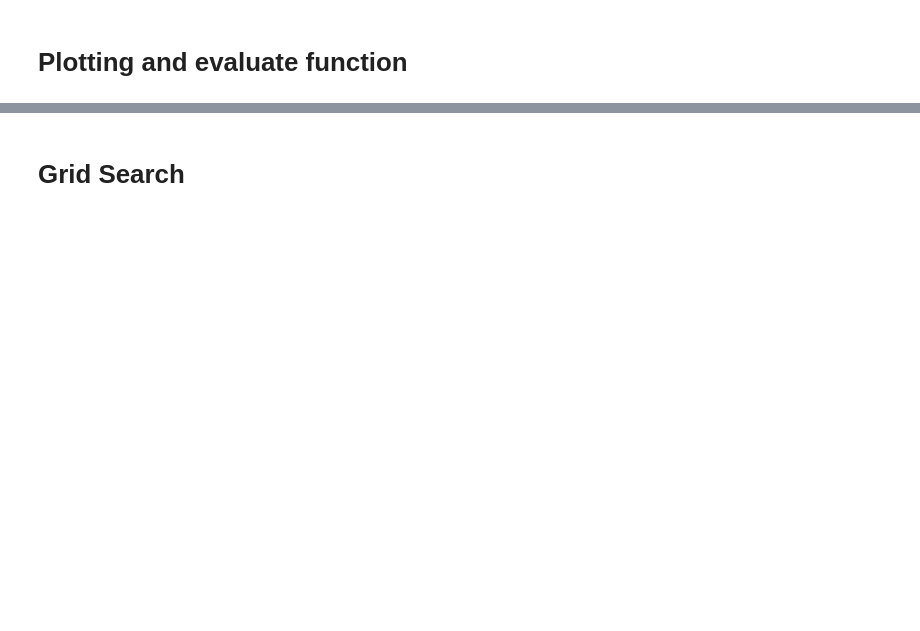
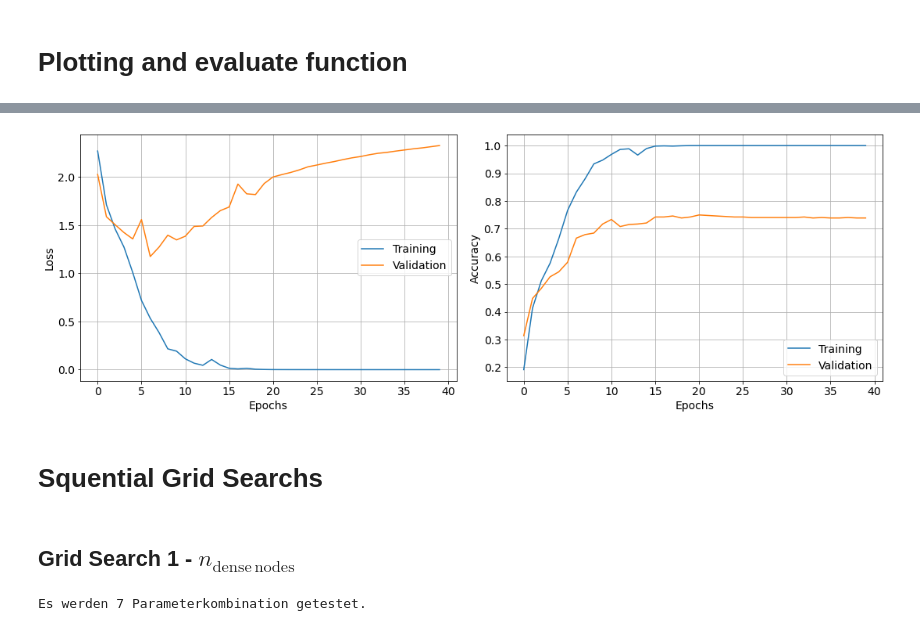
Before and after one commit to LukasBeiske/project_Flowers-299, a Jupyter notebook: hyperparameter_tuning.ipynb, the cells around one changed output, grey strips where cells are left out. Drawn from its saved outputs; the diff is of its cells as text; code cells hidden in the pictures; blank space fills up the shorter version.

```diff
--- a/hyperparameter_tuning.ipynb
+++ b/hyperparameter_tuning.ipynb
@@ -253,25 +365,7 @@ model.summary()
 # %%
-from tensorflow.keras.callbacks import Callback
-
-class HistoryEpoch(Callback):
-    def __init__(self, data):
-        self.data = data
-
-    def on_train_begin(self, logs={}):
-        self.loss = []
-        self.acc = []
-
-    def on_epoch_end(self, epoch, logs={}):
-        x, y = self.data
-        l, a = self.model.evaluate(x, y, verbose=0)
-        self.loss.append(l)
-        self.acc.append(a)
-
-
-train_hist = HistoryEpoch((X_train, y_train))
-val_hist = HistoryEpoch((X_val, y_val))
-
-hist = model.fit(X_train, y_train, batch_size = batch_size,
-                 epochs = nb_epoch, verbose=1,
-                 validation_data = (X_val, y_val),
-                 callbacks = [val_hist, train_hist])
+hist = model.fit(
+    x = X_train, y = y_train,
+    batch_size = batch_size, epochs = nb_epoch,
+    validation_data = (X_val, y_val),
+    verbose = 1
+)
@@ -278,2 +390,8 @@ hist = model.fit(X_train, y_train, batch_size = batch_size,
 # %%
-plot_history(hist)
+fig = plot_history(hist)
+fig.savefig(path + "performance_plots/first_model.pdf")
+fig.show()
+# %% [output]
+[figure, added]
+# %% [markdown]
+# Squential Grid Searchs
@@ -280,20 +402,17 @@ plot_history(hist)
 # %% [markdown]
-# Grid Search
+## Grid Search 1 - $n_\mathrm{dense\,nodes}$
 # %%
 def build_model_from_params(params):
     layers = [
-        Conv2D(params["num_filters"], kernel_size=nb_conv, padding='valid', activation='relu', input_shape=shape_ord),
+        Conv2D(params["num_filters"][0], kernel_size=params["kernal_size"], padding='valid', activation='relu', input_shape=shape_ord),
         MaxPooling2D(pool_size=nb_pool),
-        Conv2D(params["num_filters"] / 2, kernel_size=nb_conv, padding='valid', activation='relu'),
+        Conv2D(params["num_filters"][1], kernel_size=params["kernal_size"], padding='valid', activation='relu'),
         MaxPooling2D(pool_size=nb_pool),
-        Conv2D(params["num_filters"] / 4, kernel_size=nb_conv, padding='valid', activation='relu'),
+        Conv2D(params["num_filters"][2], kernel_size=params["kernal_size"], padding='valid', activation='relu'),
         MaxPooling2D(pool_size=nb_pool),
         Flatten(),
-        Dropout(params["dropout"]),
         Dense(params["dense_nodes"], activation='relu'),
-        Dropout(params["dropout"]),
         Dense(params["dense_nodes"], activation='relu'),
-        Dropout(params["dropout"]),
         Dense(len(flowers), activation='softmax')
     ]
 
@@ -303,15 +422,16 @@ def build_model_from_params(params):
 
 
 param_space = {
-    'batch_size': [128, 256],
-    'num_filters': [32, 64],
-    'dropout': [0.3, 0.4, 0.5],
-    'dense_nodes': [64, 128]
+    'num_filters': [[16, 32, 64]],
+    'kernal_size': [4],
+    'dense_nodes': [64, 96, 128, 160, 192, 224, 256]
 }
 
 value_combis = itertools.product(*[v for v in param_space.values()])
 
 param_combis = [{key:value for key, value in zip(param_space.keys(), combi)} for combi in value_combis]
 
-print(f"Es werden {len(param_combis)} Parameterkombination getestet:")
+print(f"Es werden {len(param_combis)} Parameterkombination getestet.")
+# %% [output]
+Es werden 7 Parameterkombination getestet.
 # %%
```
Also changed, not shown: parts of 80 cells of this notebook, 13 other files.
